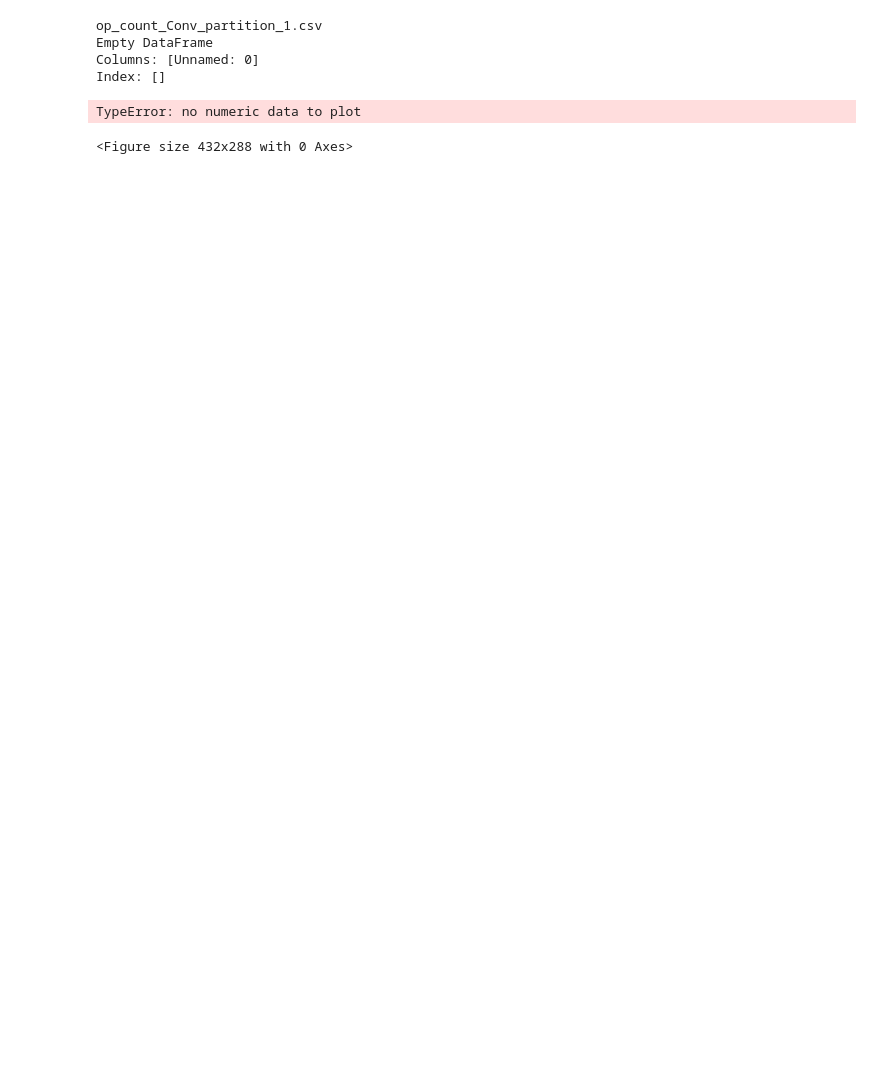
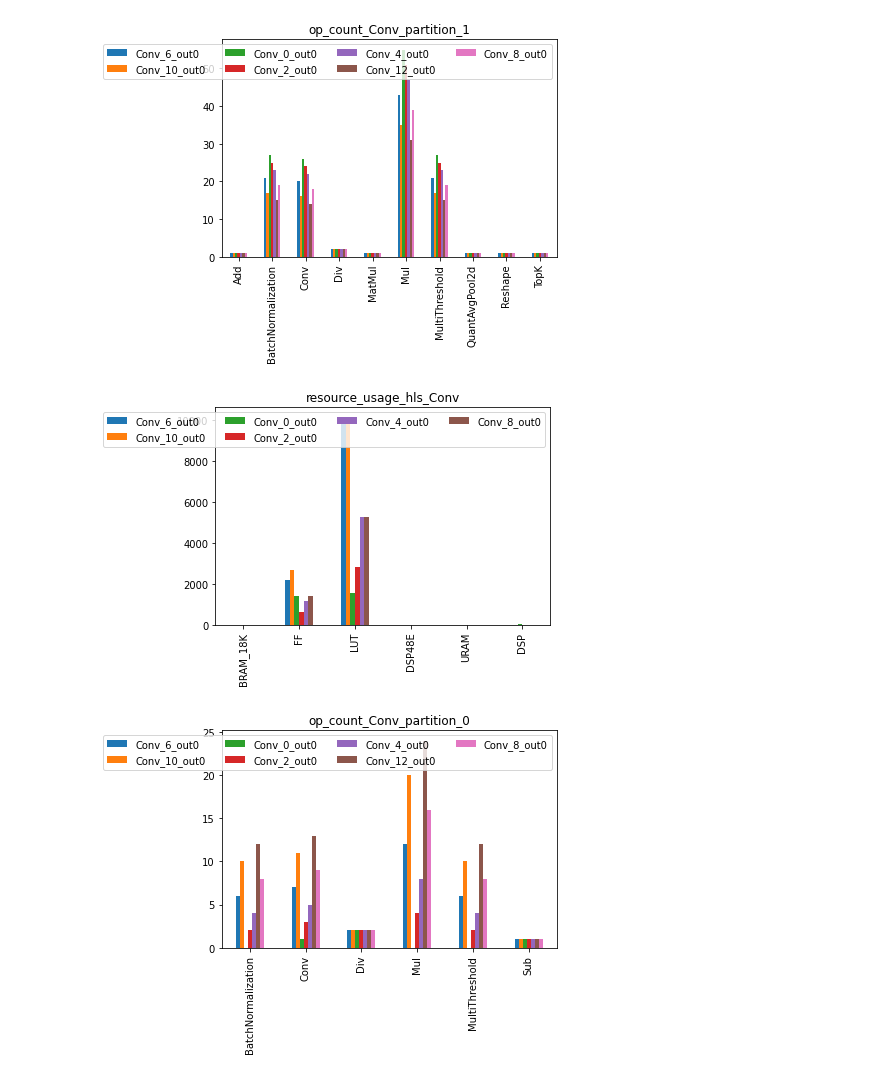
Before and after one commit to patrickgeel/MSC_Git_files, a Jupyter notebook: mobilenet_v1/juypter_notebooks/plot_data.ipynb, the cells around one changed output. Saved outputs shown, nothing was run; the diff lists cells and outputs as text; code cells hidden in the pictures; blank space fills up the shorter version.

Commit message:
figure

```diff
--- a/mobilenet_v1/juypter_notebooks/plot_data.ipynb
+++ b/mobilenet_v1/juypter_notebooks/plot_data.ipynb
@@ -1,29 +1,24 @@
 # %%
 import pandas as pd
 import os
 import matplotlib.pyplot as plt
 dir = "../models/Conv/metrics"
 for d in os.listdir(dir):
-    print(d)
+#     print(d)
     if d != "figures":
         title = d.replace('.csv','')
         df = pd.read_csv(os.path.join(dir,d))
-        print(df)
         df.index = df['Unnamed: 0']
-        df = df.drop("Unnamed: 0",axis=1)
-        plt.figure()
         df.plot(kind='bar',)
+
         plt.title(title)
         save = os.path.join(dir,"figures")
         if not os.path.exists(save):
             os.makedirs(save)
-        plt.tight_layout()
+        plt.legend(ncols = 4, loc = "best")
         plt.xlabel("")
         plt.savefig(os.path.join("{}/{}.svg".format(save,title)),dpi= 500)
 # %% [output]
-op_count_Conv_partition_1.csv
-Empty DataFrame
-Columns: [Unnamed: 0]
-Index: []
-TypeError: no numeric data to plot
-<Figure size 432x288 with 0 Axes>
+[figure, added]
+[figure, added]
+[figure, added]
```
Also changed, not shown: 3 other files.
